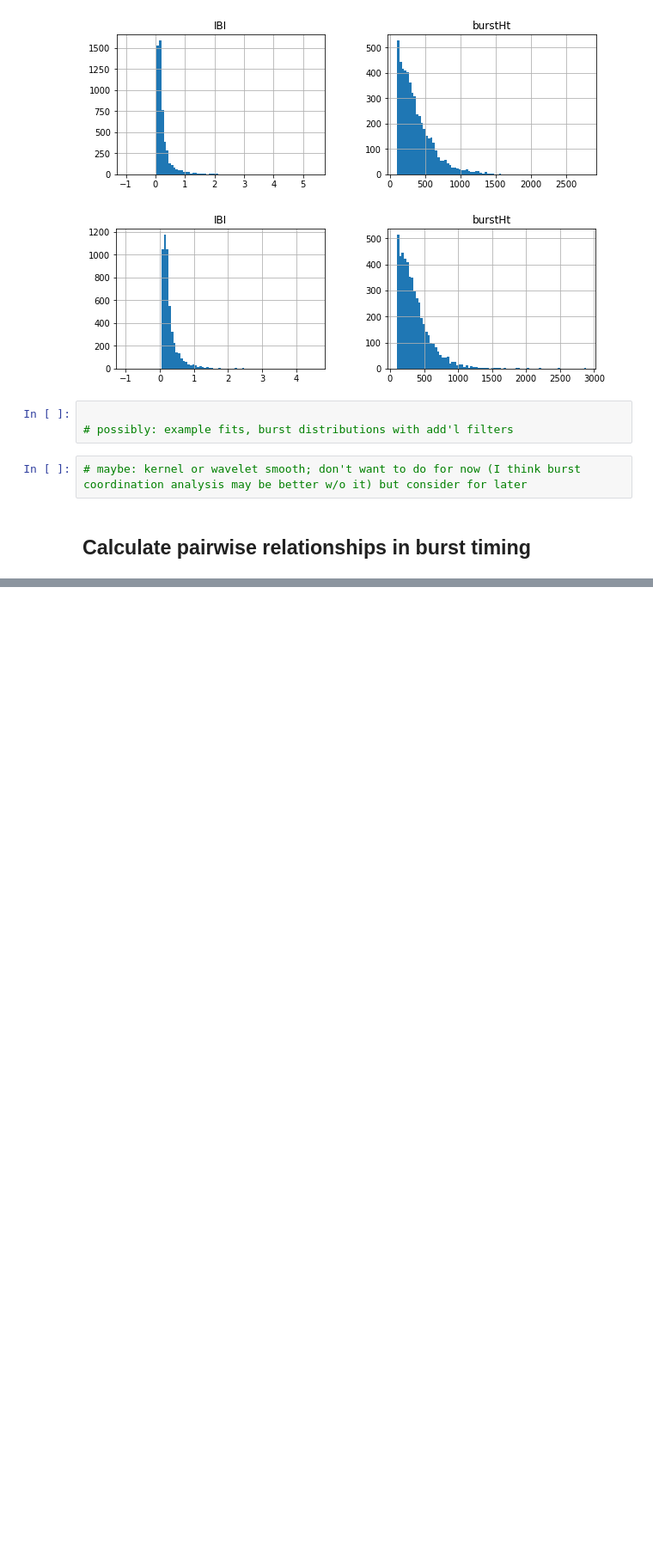
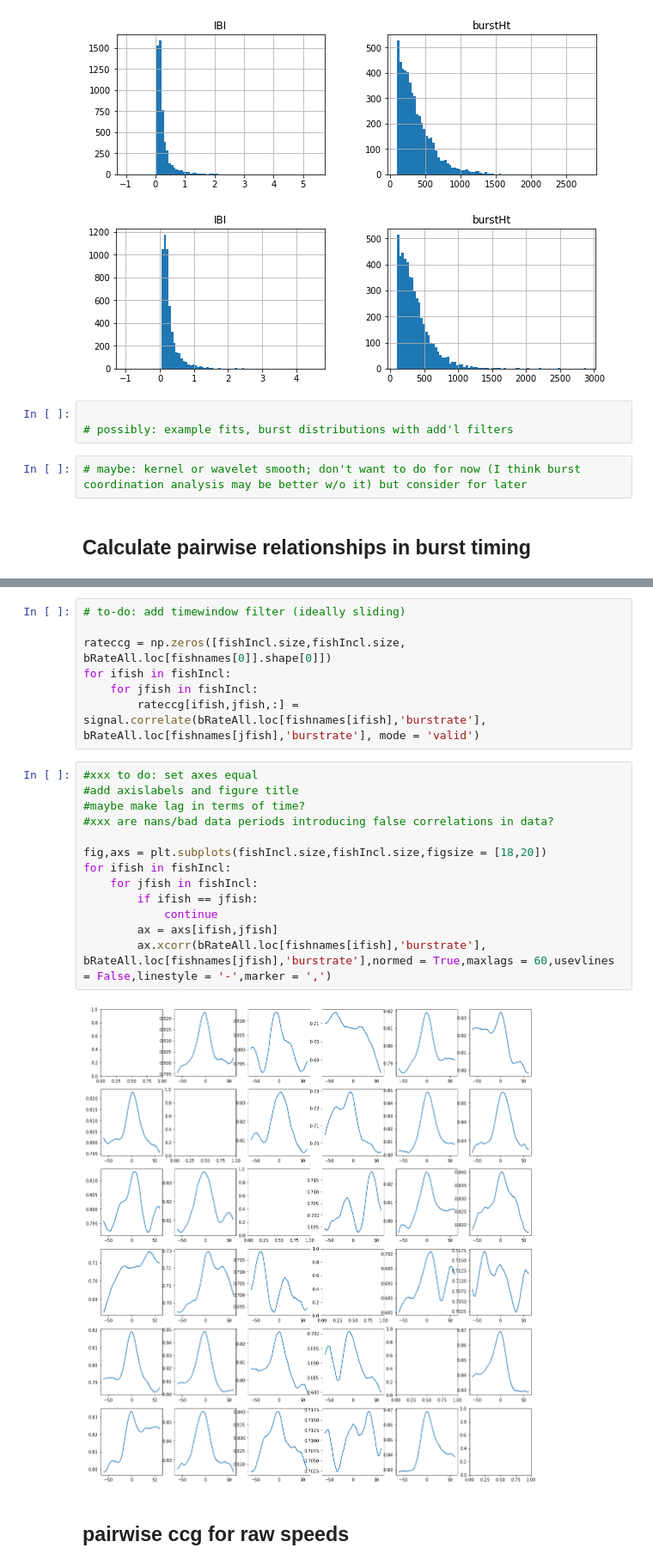
Before and after one commit to katiconen/zfish_mutants_analysis, a Jupyter notebook: get_speedstats_singlefish.ipynb, the cells around one changed output, grey strips where cells are left out. Shown at 86% size. Saved outputs shown, nothing was run; the diff lists cells and outputs as text; blank space fills up the shorter version.

```diff
--- a/get_speedstats_singlefish.ipynb
+++ b/get_speedstats_singlefish.ipynb
@@ -411,0 +431,24 @@ axs.size
+# %%
+# to-do: add timewindow filter (ideally sliding)
+
+rateccg = np.zeros([fishIncl.size,fishIncl.size, bRateAll.loc[fishnames[0]].shape[0]])
+for ifish in fishIncl:
+    for jfish in fishIncl:
+        rateccg[ifish,jfish,:] = signal.correlate(bRateAll.loc[fishnames[ifish],'burstrate'], bRateAll.loc[fishnames[jfish],'burstrate'], mode = 'valid')
+# %%
+#xxx to do: set axes equal
+#add axislabels and figure title
+#maybe make lag in terms of time?
+#xxx are nans/bad data periods introducing false correlations in data?
+
+fig,axs = plt.subplots(fishIncl.size,fishIncl.size,figsize = [18,20])
+for ifish in fishIncl:
+    for jfish in fishIncl:
+        if ifish == jfish:
+            continue
+        ax = axs[ifish,jfish]
+        ax.xcorr(bRateAll.loc[fishnames[ifish],'burstrate'], bRateAll.loc[fishnames[jfish],'burstrate'],normed = True,maxlags = 60,usevlines = False,linestyle = '-',marker = ',')
+# %% [output]
+[figure, added]
+# %% [markdown]
+## pairwise ccg for raw speeds
```
Also changed, not shown: parts of 18 cells of this notebook.
